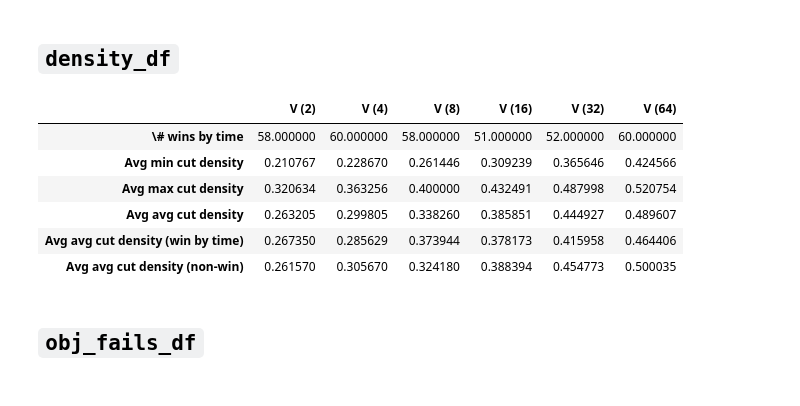
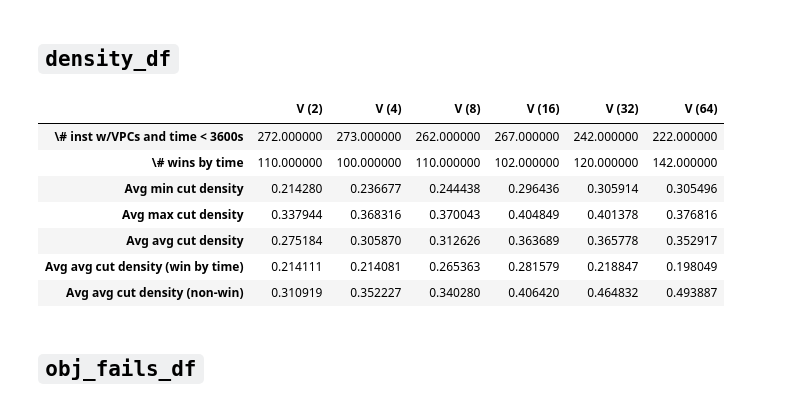
Before and after one commit to akazachk/vpc, a Jupyter notebook: plots/plots.ipynb, the cells around one changed output. Drawn from its saved outputs; the diff is of its cells as text; code cells hidden in the pictures.

Commit message:
Changed density_df instances to all instead of 6 trees.

```diff
--- a/plots/plots.ipynb
+++ b/plots/plots.ipynb
@@ -2880,7 +2883,7 @@ best_disj_time_df
 ## `density_df`
 # %%
 rows = [
-    # '\# inst w/VPCs and time < 3600s',
+    '\# inst w/VPCs and time < 3600s',
     '\# wins by time',
     'Avg min cut density',
     'Avg max cut density',
@@ -2898,46 +2901,57 @@ density_df = pd.DataFrame(
 )
 
 # Calculate stats for 6 trees instances by depth
-inst_set = all6_instances_dict.keys()
+# inst_set = all6_instances_dict.keys()
+inst_set = selected_time_instances_dict.keys()
 support_cols = [col for col in df.columns if "SUPPORT VPC" in col]
-selected_cols = [gur1time_col,gur1vtime_col]+support_cols+['COLS']
+selected_cols = [gur1time_col,gur1vtime_col]+support_cols+['COLS']+['NUM VPC']
 curr_df = df.loc[inst_set,selected_cols]
 curr_df0 = curr_df.xs(0,level='disj_terms')
 
 for curr_size_ind in range(0,len(sizes)):
     # Select only this depth
     # curr_by_depth_df = curr_df[curr_df.index.get_level_values(1) == sizes[curr_size_ind]]
     curr_by_depth_df = curr_df.xs(sizes[curr_size_ind], level='disj_terms')
 
     # Remove instances that take more than an hour
     curr_by_depth_df = curr_by_depth_df[curr_by_depth_df[gur1time_col] < MAX_TIME]
 
+    # Count number of instances having cuts
+    curr_row_ind = 0
+    density_df.iloc[curr_row_ind,curr_size_ind] = sum(curr_by_depth_df['NUM VPC'] > 0)
+
     # Mean of min, max, avg density
+    curr_row_ind = 2
     for col_ind in range(len(support_cols)):
         curr_series = curr_by_depth_df[support_cols[col_ind]] / curr_by_depth_df['COLS']
-        density_df.iloc[col_ind+1,curr_size_ind] = curr_series.mean()
+        density_df.iloc[curr_row_ind,curr_size_ind] = curr_series.mean()
+        curr_row_ind += 1
 
     ## Count wins1 (should be same as in avg_bb_by_depth_df)
     # A win in terms of time is counted when the ``Gur1'' baseline seconds taken
     # is at least 10\% slower, to account for some variability in runtimes.
     # A win in terms of nodes is when the ``Gur1'' baseline number of nodes is higher.
     curr_wins_df = curr_by_depth_df[curr_df0[gur1time_col] > 1.1*curr_by_depth_df[gur1vtime_col]]
-    density_df.iloc[0,curr_size_ind] = len(curr_wins_df)
-    density_df.iloc[len(support_cols)+1,curr_size_ind] = (curr_wins_df[support_cols[2]] / curr_wins_df['COLS']).mean()
+    curr_row_ind = 1
+    density_df.iloc[curr_row_ind,curr_size_ind] = len(curr_wins_df)
+    curr_row_ind = len(rows)-2
+    density_df.iloc[curr_row_ind,curr_size_ind] = (curr_wins_df[support_cols[2]] / curr_wins_df['COLS']).mean()
 
     # curr_lose_df = curr_by_depth_df[1.1*curr_df0[gur1time_col] < curr_by_depth_df[gur1vtime_col]]
     curr_lose_df = curr_by_depth_df[curr_df0[gur1time_col] <= 1.1*curr_by_depth_df[gur1vtime_col]]
-    density_df.iloc[len(support_cols)+2,curr_size_ind] = (curr_lose_df[support_cols[2]] / curr_lose_df['COLS']).mean()
+    curr_row_ind = len(rows)-1
+    density_df.iloc[curr_row_ind,curr_size_ind] = (curr_lose_df[support_cols[2]] / curr_lose_df['COLS']).mean()
 
 density_df
 # %% [output]
 |  | V (2) | V (4) | V (8) | V (16) | V (32) | V (64) |
-| \# wins by time | 58.000000 | 60.000000 | 58.000000 | 51.000000 | 52.000000 | 60.000000 |
-| Avg min cut density | 0.210767 | 0.228670 | 0.261446 | 0.309239 | 0.365646 | 0.424566 |
-| Avg max cut density | 0.320634 | 0.363256 | 0.400000 | 0.432491 | 0.487998 | 0.520754 |
-| Avg avg cut density | 0.263205 | 0.299805 | 0.338260 | 0.385851 | 0.444927 | 0.489607 |
-| Avg avg cut density (win by time) | 0.267350 | 0.285629 | 0.373944 | 0.378173 | 0.415958 | 0.464406 |
-| Avg avg cut density (non-win) | 0.261570 | 0.305670 | 0.324180 | 0.388394 | 0.454773 | 0.500035 |
+| \# inst w/VPCs and time < 3600s | 272.000000 | 273.000000 | 262.000000 | 267.000000 | 242.000000 | 222.000000 |
+| \# wins by time | 110.000000 | 100.000000 | 110.000000 | 102.000000 | 120.000000 | 142.000000 |
+| Avg min cut density | 0.214280 | 0.236677 | 0.244438 | 0.296436 | 0.305914 | 0.305496 |
+| Avg max cut density | 0.337944 | 0.368316 | 0.370043 | 0.404849 | 0.401378 | 0.376816 |
+| Avg avg cut density | 0.275184 | 0.305870 | 0.312626 | 0.363689 | 0.365778 | 0.352917 |
+| Avg avg cut density (win by time) | 0.214111 | 0.214081 | 0.265363 | 0.281579 | 0.218847 | 0.198049 |
+| Avg avg cut density (non-win) | 0.310919 | 0.352227 | 0.340280 | 0.406420 | 0.464832 | 0.493887 |
 # %% [markdown]
 ## `obj_fails_df`
 # %%
```
Also changed, not shown: parts of 5 cells of this notebook.
